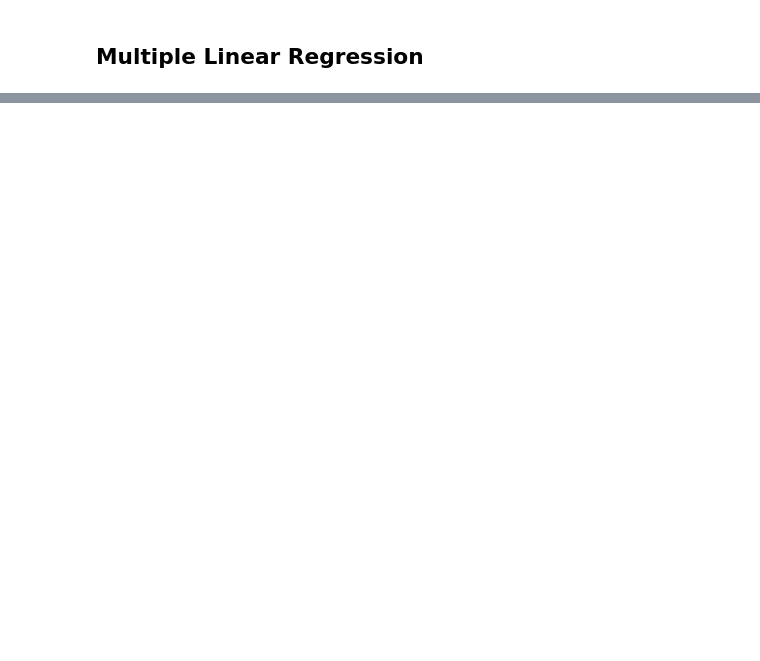
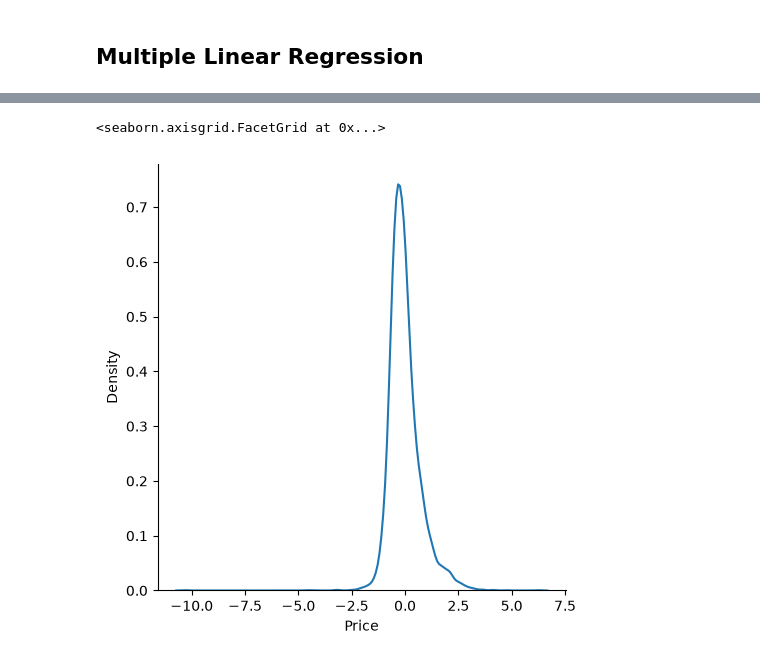
Before and after one commit to Sareen76/Python-AI-ML-With_Hands-On_Projects, a Jupyter notebook: 29-PracticalProjectwithLifeCycleOfMLProject/MultipleLinearRegressionModelProject.ipynb, the cells around one changed output, grey strips where cells are left out. Cells and saved outputs as stored; diff of their text form; code cells hidden in the pictures; blank space fills up the shorter version.

```diff
--- a/29-PracticalProjectwithLifeCycleOfMLProject/MultipleLinearRegressionModelProject.ipynb
+++ b/29-PracticalProjectwithLifeCycleOfMLProject/MultipleLinearRegressionModelProject.ipynb
@@ -33,0 +221,6 @@ OSError: The SHA256 checksum of cal_housing.tgz (adcf2caf6ed2e771bbb0f97d293b573
+# %%
+resduals = y_test-y_pred
+sns.displot(resduals, kind="kde")
+# %% [output]
+<seaborn.axisgrid.FacetGrid at 0x...>
+[figure, added]
```
Also changed, not shown: parts of 40 cells of this notebook, 18 other files.
